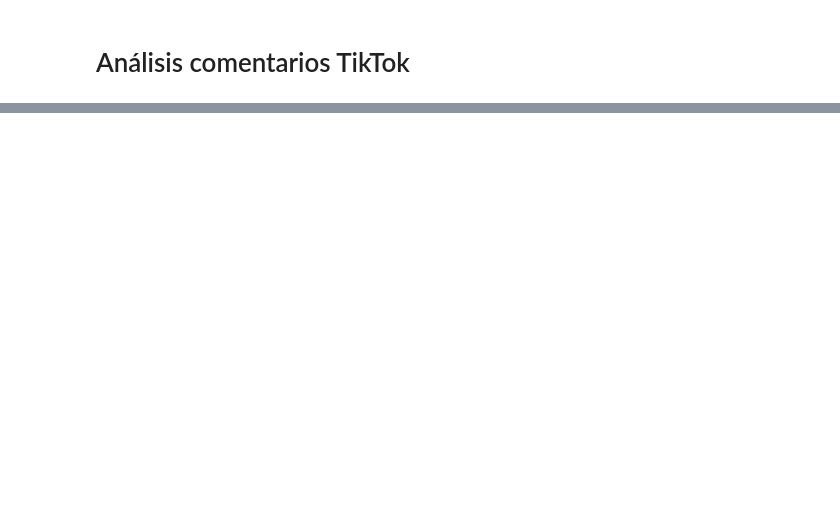
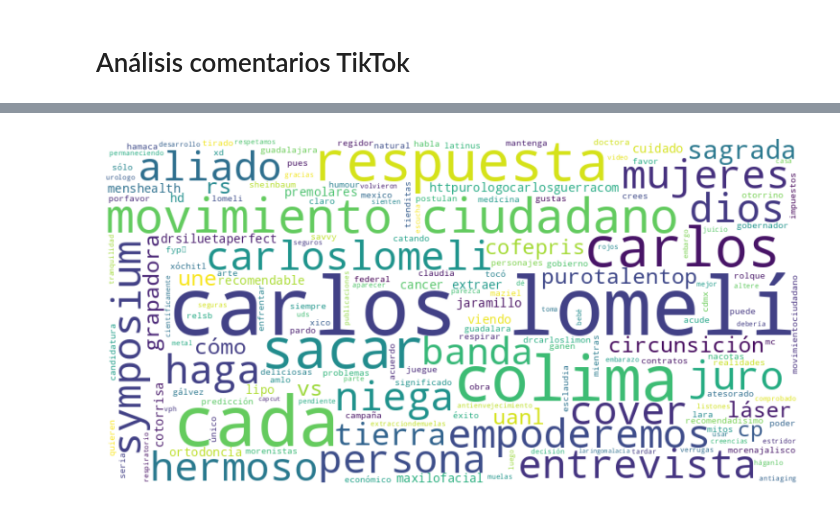
Before and after one commit to mrqm30/khorda_data, a Jupyter notebook: lomeli/tiktok/analisis_coments.ipynb, the cells around one changed output, grey strips where cells are left out. Drawn from its saved outputs; the diff is of its cells as text; code cells hidden in the pictures; blank space fills up the shorter version.

```diff
--- a/lomeli/tiktok/analisis_coments.ipynb
+++ b/lomeli/tiktok/analisis_coments.ipynb
@@ -59,0 +87,27 @@ df_coments
+# %%
+#df_comunicacion.to_csv("comunicacion.csv")
+def preprocess_text(text):
+    """
+    Función que elimina los sotop_words del texto tokenizado
+
+    Parameters
+    ----------
+    text : tokens
+        Texto tokenizado.
+
+    Returns
+    -------
+    words : TYPE
+        texto limpio de palabras vacias o stopwords
+
+    """
+    stop_words.extend(("q", "d", "van", "si", "pa", "así", "ser", "solo", "tan", "va", "as", "aquí", "hacia","dra", "día","hoy","dd","drcarloslomeli","usted","doc","hizo",
+                    "le", "con","ella", "qué", "por", "qu", "ers", "das", "ve", "jajaja", "jeje", "La", "nimo", "ms", "da","doccast", "dr", "doctor", "jalisco","morena",
+                    "drcarloslomeli", "nan", "ce"))
+    words = text # Tokenizar y convertir a minúsculas
+    words = [word for word in words if word.isalpha()]  # Eliminar caracteres no alfabéticos
+    words = [word for word in words if word not in stop_words]  # Eliminar palabras vacías
+    return words
+
+df_coments['tokens'] = df_coments.tokens.apply(preprocess_text)
+df_coments
@@ -59,0 +132,17 @@ df_coments
+# %%
+# Unimos todas las listas de palabras en una sola lista
+all_words = [word for sublist in df_coments.tokens for word in sublist]
+# DataFrame con las palabras y sus frecuencias
+word_counts = pd.Series(all_words).value_counts()
+# Palabras más comunes
+top_words = word_counts.head(10)
+
+texto = " ".join(all_words)
+wordcloud = WordCloud(width=800, height=400, background_color="white").generate(texto)
+plt.figure(figsize=(10, 5))
+plt.imshow(wordcloud, interpolation='bilinear')
+plt.axis('off')
+plt.savefig("nube_coments.png", dpi=200, bbox_inches="tight")
+plt.show()
+# %% [output]
+[figure, added]
```
Also changed, not shown: parts of 14 cells of this notebook, 22 other files.
